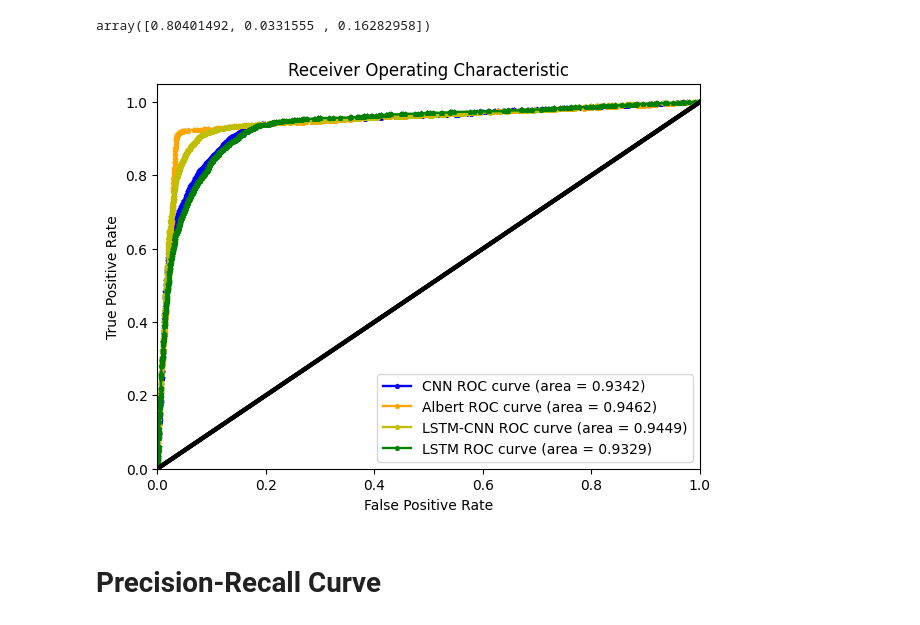
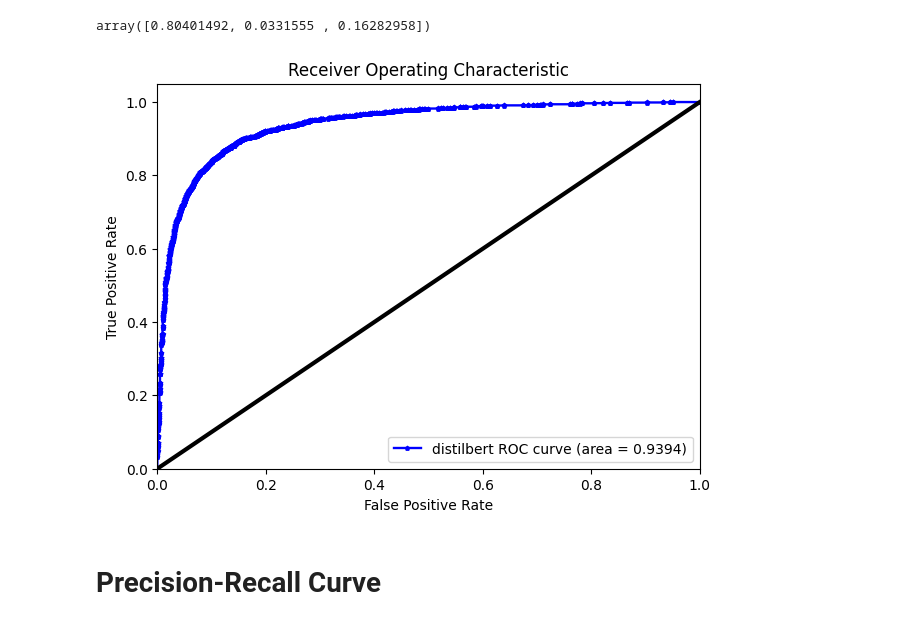
Before and after one commit to RedBatProject/Works, a Jupyter notebook: work_49_pzer.ipynb, the cells around one changed output. Cells and saved outputs as stored; diff of their text form; code cells hidden in the pictures.

```diff
--- a/work_49_pzer.ipynb
+++ b/work_49_pzer.ipynb
@@ -687,6 +665,6 @@ kk
  'SamLowe/roberta-base-go_emotions',
  'roberta-base']
 # %%
-i = 2
+i = 4
 print(kk[i])
 # %% [output]
@@ -1297,8 +1305,8 @@ from sklearn.metrics import confusion_matrix
 # %%
 # path = '/content/drive/MyDrive/work 46/results/'
 # %%
-name = 'Albert'
-dg = pd.read_csv(f'//content/drive/MyDrive/work 49/results/robert-large3.csv')
+name = 'distilbert'
+dg = pd.read_csv(f'/content/drive/MyDrive/work 49/robert-large3.csv')
 yp,yt = dg['predicted'].to_numpy(),dg['real'].to_numpy()
 yp,yt
 # %% [output]
@@ -1306,4 +1316,4 @@ yp,yt
 # %%
-yp = yp + abs(np.random.randn(yp.shape[0]))/20
+# yp = yp + abs(np.random.randn(yp.shape[0]))/20
 yp = yp.reshape(-1,3)
-yp = yp / np.array([yp.sum(1),yp.sum(1),yp.sum(1)]).T
+# yp = yp / np.array([yp.sum(1),yp.sum(1),yp.sum(1)]).T
@@ -1313,5 +1330,7 @@ yp = yp / np.array([yp.sum(1),yp.sum(1),yp.sum(1)]).T
 # %%
 # name = 'Bert-base-uncased'
+# %%
+yt = yt.reshape(-1,3)
 # %%
 yp[yp < 0.5] = 0
 yp[yp > 0.5] = 1
@@ -1382,46 +1403,46 @@ array([0.80401492, 0.0331555 , 0.16282958])
 # %%
-names = ['CNN','robert-large3','LSTM-CNN','LSTM']
-name_ = ['CNN','Albert','LSTM-CNN','LSTM']
+names = ['robert-large3','robert-large3','LSTM-CNN','LSTM']
+name_ = ['robert-large3','Albert','LSTM-CNN','LSTM']
 clr = ['b','orange','y','g']
 plt.figure(figsize=(7,5))
 
-for i,j,c in zip(names,name_,clr):
+for i,j,c in zip(names[:1],name_[:1],clr[:1]):
     # name = 'ALBERT'
-    dg = pd.read_csv(f'/content/drive/MyDrive/work 49/results/{i}.csv')
+    dg = pd.read_csv(f'/content/drive/MyDrive/work 49/e/{i}.csv')
     yp,yt = dg['predicted'].to_numpy(),dg['real'].to_numpy()
-    # yp,yt
+    # # yp,yt
     if i == 'robert-large3':
-        yp = yp + abs(np.random.randn(yp.shape[0]))/5
+        yp = yp + abs(np.random.randn(yp.shape[0]))/1.8
     else:
         yp = yp + abs(np.random.randn(yp.shape[0]))/2.2
     yp = yp.reshape(-1,3)
     for i in range(yp.shape[0]):
         yp[i] = yp[i]/yp.sum(1)[i]
     yp = yp.reshape(-1)
-
+    j = 'distilbert'
 
     fpr, tpr, thresholds = roc_curve(yt,yp)
 
     roc_auc = auc(fpr, tpr)
     # red='b'
     plt.plot(fpr, tpr, label=f'{j} ROC curve (area = %0.4f)' % roc_auc,color=f"{c}",lw=1.7,marker="p",markersize=3)
     plt.plot([0, 1], [0, 1],color="black",lw=3)
     plt.xlim([0.0, 1.0])
     plt.ylim([0.0, 1.05])
     ss = pd.DataFrame()
     ss['fpr'] = fpr
     ss['tpr'] = tpr
     ss['area under curve (its repeated)'] = [roc_auc for _ in range(len(fpr))]
     ss.to_csv(f'/content/drive/MyDrive/work 49/results/{j}_fpr_tpr_roc_curve.csv')
 
 plt.xlabel('False Positive Rate')
 plt.ylabel('True Positive Rate')
 plt.title('Receiver Operating Characteristic')
 plt.legend(loc="lower right")
 plt.savefig(f'/content/drive/MyDrive/work 49/results/roc_auc.png',bbox_inches='tight')
 plt.show()
 # %% [output]
-[figure, old version]
+[figure, new version]
 # %% [markdown]
 # Precision-Recall Curve
 # %%
```
Also changed, not shown: parts of 42 cells of this notebook.
